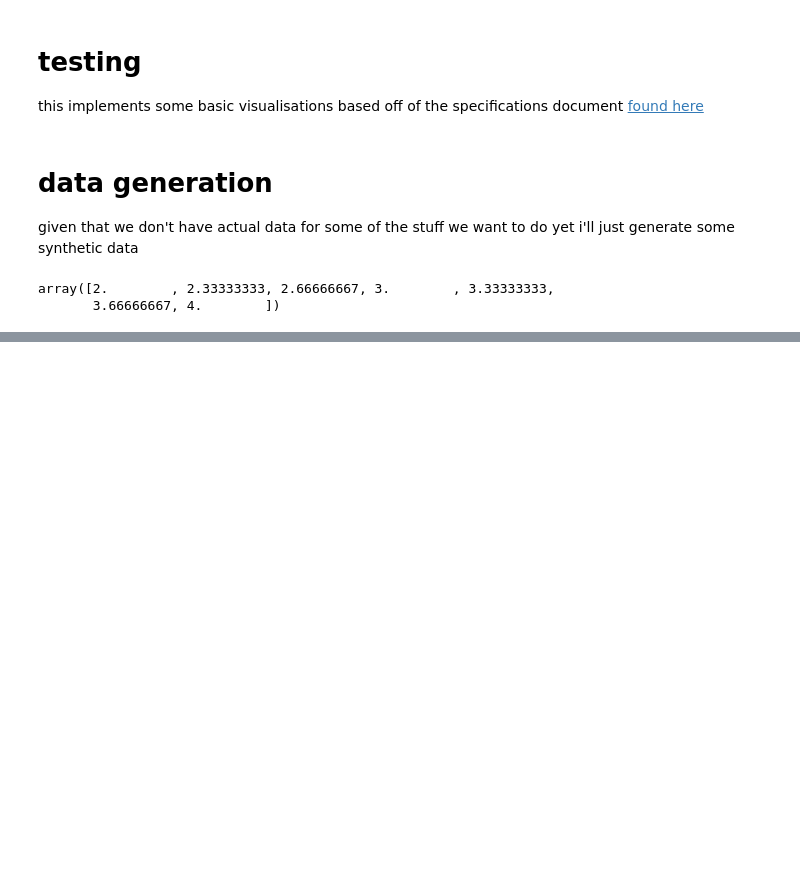
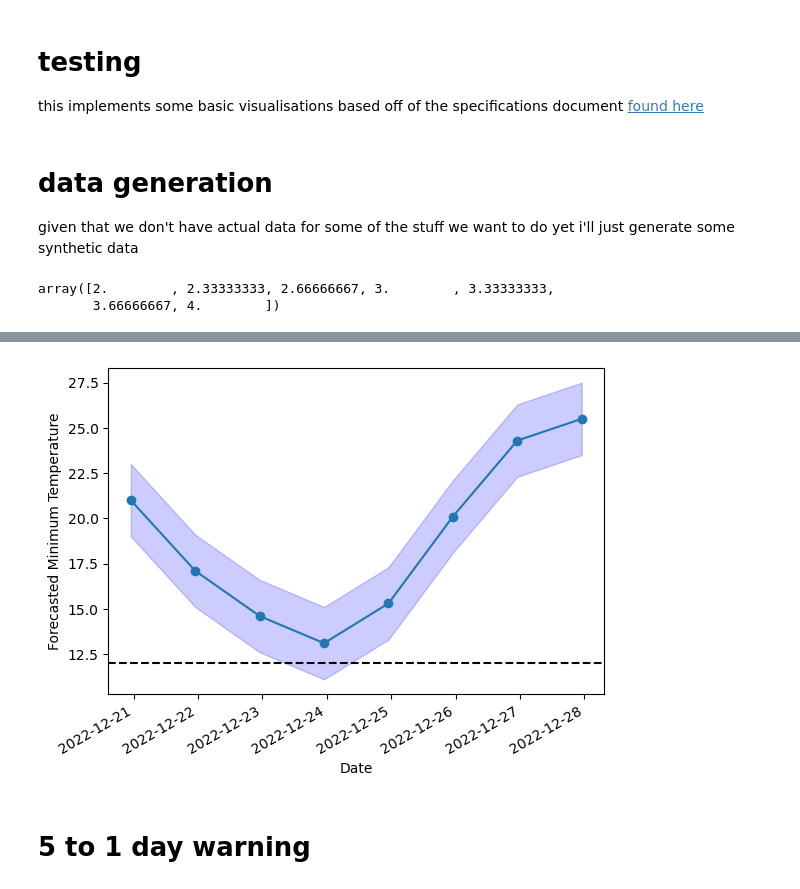
Before and after one commit to Quinten-Wolf/O-lab_2, a Jupyter notebook: teststuff.ipynb, the cells around one changed output, grey strips where cells are left out. Cells and saved outputs as stored; diff of their text form; code cells hidden in the pictures; blank space fills up the shorter version.

```diff
--- a/teststuff.ipynb
+++ b/teststuff.ipynb
@@ -105,6 +99,8 @@ location = 'POINT(141.181121 -34.147659)'
 given that we don't have actual data for some of the stuff we want to do yet i'll just generate some synthetic data
 # %%
 # use silo data set and forecast
+min_temp_hist_ern = "ern:e-pn.io:resource:eratos.blocks.silo.mintemperature"
+min_temp_forecast_ern = "ern:e-pn.io:resource:eratos.blocks.bom.adfd.dailymintempforecastau6km"
 silo_min = eadapter.Resource(ern ="ern:e-pn.io:resource:eratos.blocks.silo.mintemperature")
 gridded_min = silo_min.data().gapi()
 # %%
@@ -188,0 +172,12 @@ plt.legend()
+# %%
+# forecasted likelihood vs actual occurrence of frost? just put as table
+threshold = 12
+likelihoods = get_likelihood(
+    threshold= threshold,
+    data = week_data.prediction_day2,
+    sd = np.sqrt(2)
+)
+pd.DataFrame({
+    'likelihoods':likelihoods,
+    'frost_yes' : week_data.actual < threshold,
+}).T
@@ -188,0 +188,17 @@ plt.legend()
+# %%
+# forecasted temperatures for next week
+forecast, times = get_forecast_data_for_points(min_temp_forecast_ern, point_list=[location])
+# could also essentially append the data daily
+times = pd.to_datetime(times)
+
+# another line plot
+fig, ax = plt.subplots()
+ax.plot(times, forecast[0], marker = 'o')
+# get some error bars too
+ax.fill_between(times, forecast[0] - 2, forecast[0] + 2, color='blue', alpha=0.2, label = '1std')
+ax.axhline(threshold, color = 'black', linestyle = 'dashed')
+ax.set_xlabel('Date')
+ax.set_ylabel('Forecasted Minimum Temperature')
+fig.autofmt_xdate()
+# %% [output]
+[figure, added]
@@ -188,0 +208,2 @@ plt.legend()
+# %% [markdown]
+# 5 to 1 day warning
```
Also changed, not shown: parts of 10 cells of this notebook, 1 other file.
